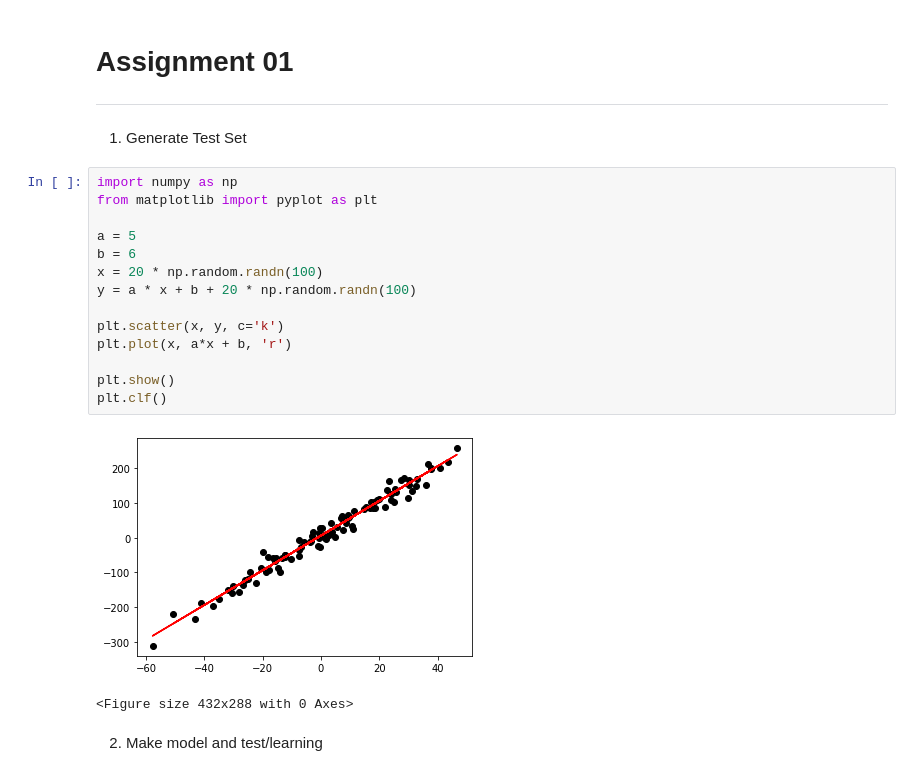
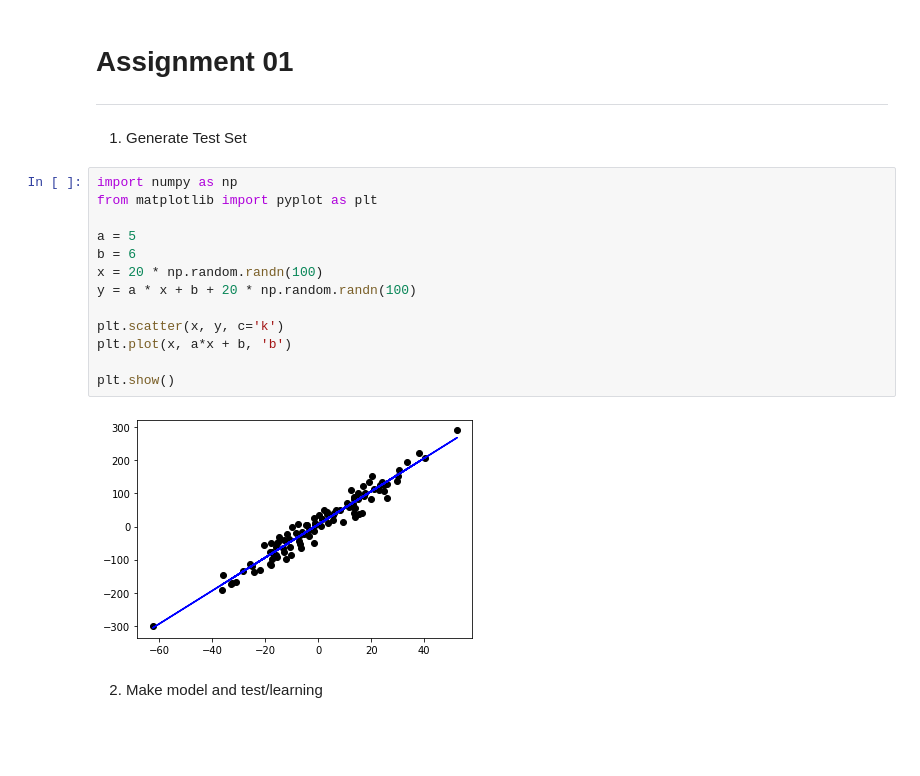
Before and after one commit to sonhs99/MachineLearning, a Jupyter notebook: Assignment01/Assignment01.ipynb, the cells around one changed output. Cells and saved outputs as stored; diff of their text form; blank space fills up the shorter version.

```diff
--- a/Assignment01/Assignment01.ipynb
+++ b/Assignment01/Assignment01.ipynb
@@ -7,20 +7,18 @@
 # %%
 import numpy as np
 from matplotlib import pyplot as plt
 
 a = 5
 b = 6
 x = 20 * np.random.randn(100)
 y = a * x + b + 20 * np.random.randn(100)
 
 plt.scatter(x, y, c='k')
-plt.plot(x, a*x + b, 'r')
+plt.plot(x, a*x + b, 'b')
 
 plt.show()
-plt.clf()
 # %% [output]
-[figure, old version]
+[figure, new version]
-<Figure size 432x288 with 0 Axes>
 # %% [markdown]
 2. Make model and test/learning
 # %%
```
Also changed, not shown: parts of 5 cells of this notebook.
